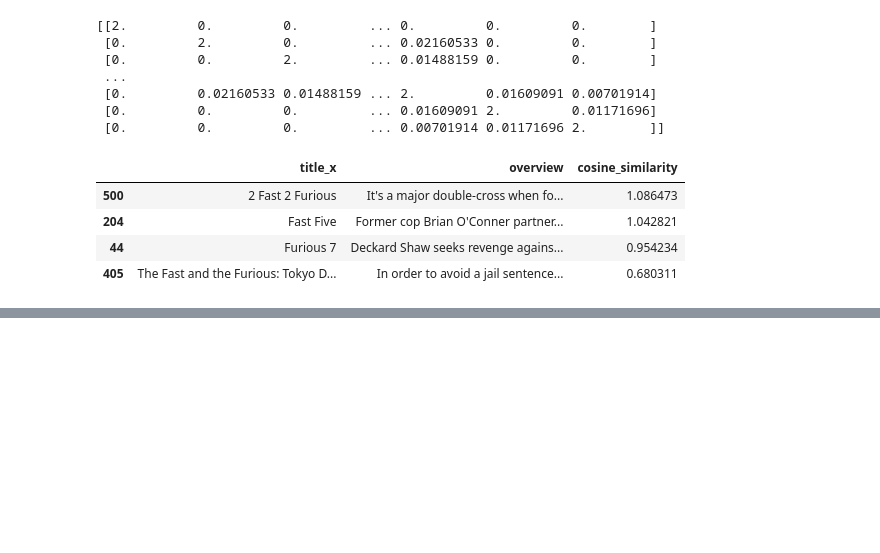
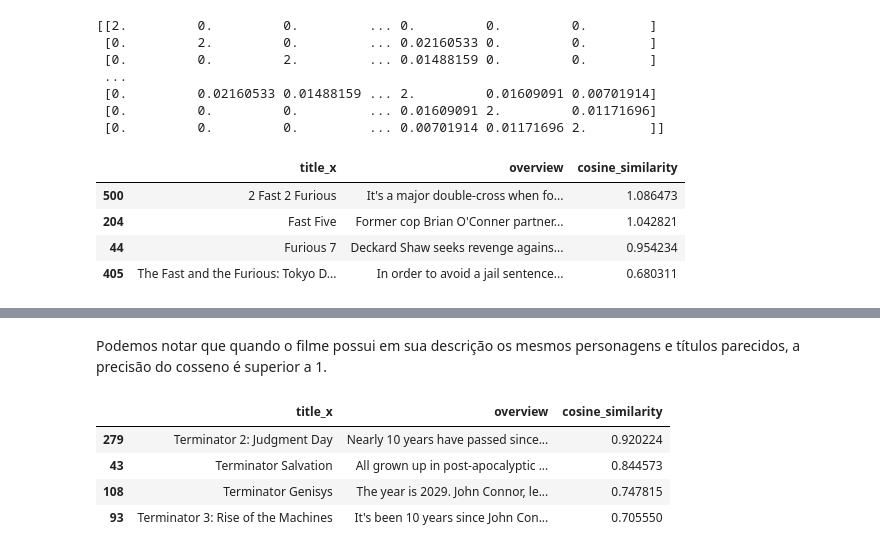
Before and after one commit to BelBatanete/Projeto-Aplicado-3, a Jupyter notebook: recomendacao.ipynb, the cells around one changed output, grey strips where cells are left out. Saved outputs shown, nothing was run; the diff lists cells and outputs as text; code cells hidden in the pictures; blank space fills up the shorter version.

```diff
--- a/recomendacao.ipynb
+++ b/recomendacao.ipynb
@@ -117,0 +122,10 @@ obter_recomendacoes('Titanic')
+# %% [markdown]
+Podemos notar que quando o filme possui em sua descrição os mesmos personagens e títulos parecidos, a precisão do cosseno é superior a 1.
+# %%
+obter_recomendacoes('The Terminator')
+# %% [output]
+|  | title_x | overview | cosine_similarity |
+| 279 | Terminator 2: Judgment Day | Nearly 10 years have passed since... | 0.920224 |
+| 43 | Terminator Salvation | All grown up in post-apocalyptic ... | 0.844573 |
+| 108 | Terminator Genisys | The year is 2029. John Connor, le... | 0.747815 |
+| 93 | Terminator 3: Rise of the Machines | It's been 10 years since John Con... | 0.705550 |
```
Also changed, not shown: parts of 13 cells of this notebook.
